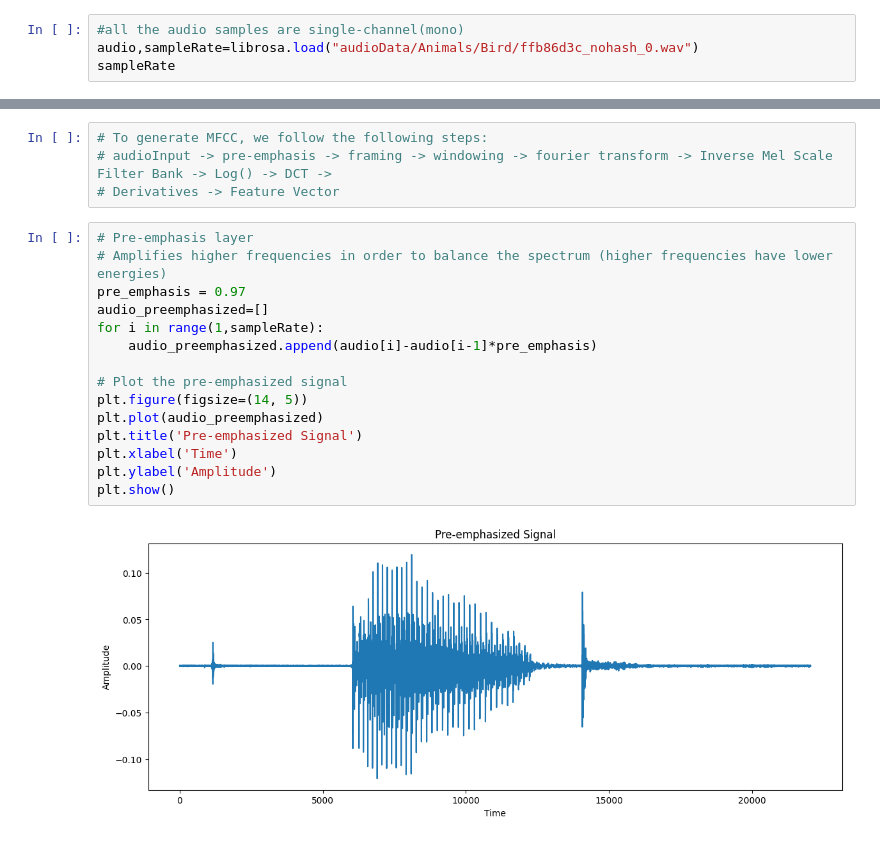
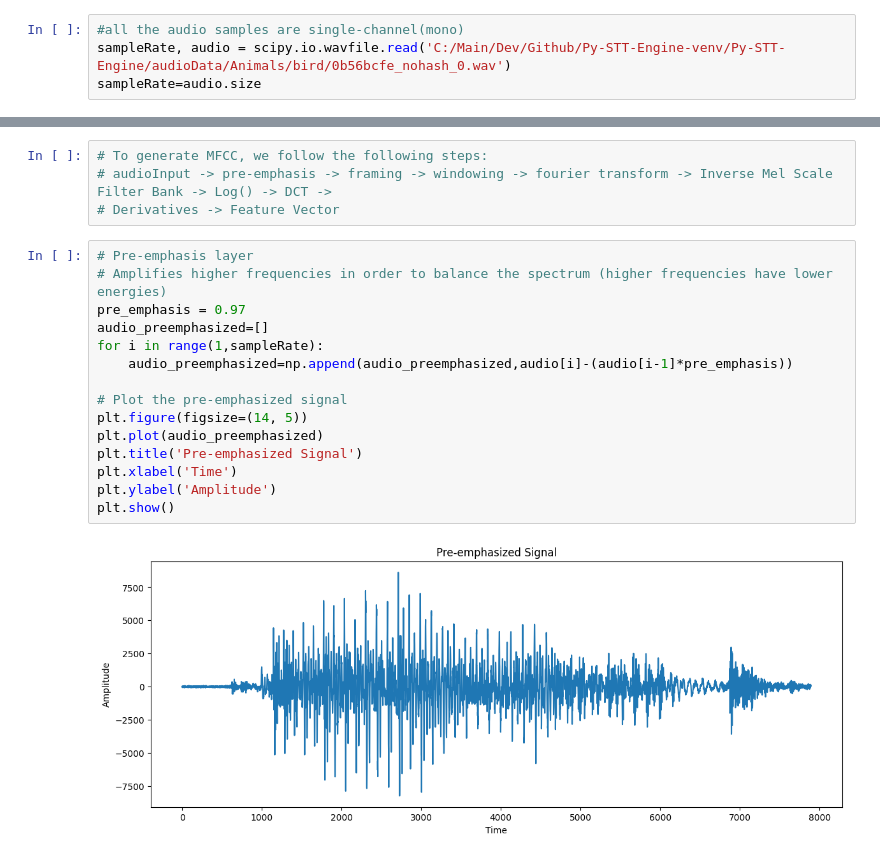
Before and after one commit to svijayvrat/Py-STT-Engine, a Jupyter notebook: stt-engine.ipynb, the cells around one changed output, grey strips where cells are left out. Drawn from its saved outputs; the diff is of its cells as text.

```diff
--- a/stt-engine.ipynb
+++ b/stt-engine.ipynb
@@ -5,5 +6,5 @@ import numpy as np
 import math
 # %%
 #all the audio samples are single-channel(mono)
-audio,sampleRate=librosa.load("audioData/Animals/Bird/ffb86d3c_nohash_0.wav")
-sampleRate
+sampleRate, audio = scipy.io.wavfile.read('C:/Main/Dev/Github/Py-STT-Engine-venv/Py-STT-Engine/audioData/Animals/bird/0b56bcfe_nohash_0.wav')
+sampleRate=audio.size
@@ -26,20 +25,20 @@ plt.show()
 # %%
 # Pre-emphasis layer
 # Amplifies higher frequencies in order to balance the spectrum (higher frequencies have lower energies)
 pre_emphasis = 0.97
 audio_preemphasized=[]
 for i in range(1,sampleRate):
-    audio_preemphasized.append(audio[i]-audio[i-1]*pre_emphasis)
+    audio_preemphasized=np.append(audio_preemphasized,audio[i]-(audio[i-1]*pre_emphasis))
 
 # Plot the pre-emphasized signal
 plt.figure(figsize=(14, 5))
 plt.plot(audio_preemphasized)
 plt.title('Pre-emphasized Signal')
 plt.xlabel('Time')
 plt.ylabel('Amplitude')
 plt.show()
 # %% [output]
-[figure, old version]
+[figure, new version]
 # %%
 # Framing Layer
 # Since the audio wave is more than a second, windowing is necesarry in order to fully capture the features and allow for correct
```
Also changed, not shown: parts of 6 cells of this notebook.
